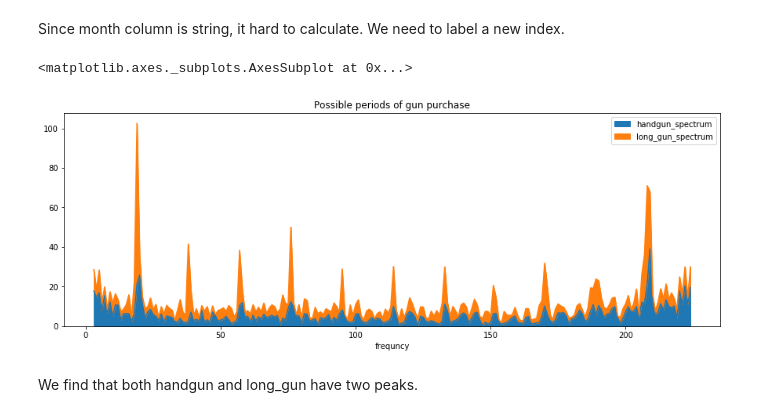
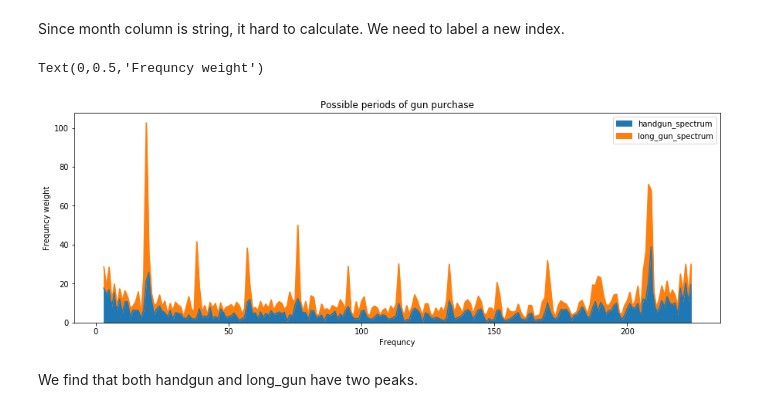
Before and after one commit to xchwan/FBI_Gun_Data_Analysis, a Jupyter notebook: Data_Analysis_Project_gun_data.ipynb, the cells around one changed output. Cells and saved outputs as stored; diff of their text form; code cells hidden in the pictures.

```diff
--- a/Data_Analysis_Project_gun_data.ipynb
+++ b/Data_Analysis_Project_gun_data.ipynb
@@ -214,25 +219,26 @@ Since month column is string, it hard to calculate. We need to label a new index
 # %%
 #Sperate to numpy array
 order = 10**5
 handgun_and_time = np.array(Time_vs_Texas_gun['handgun'])/order
 long_gun_and_time = np.array(Time_vs_Texas_gun['long_gun'])/order
 #Do FFT find max month frequency.
 handgun_frqency = np.fft.fft(np.exp(2j * np.pi * handgun_and_time))
 long_gun_frqency = np.fft.fft(np.exp(2j * np.pi * long_gun_and_time))
 #Adding absolute values column.
 gun_frqency = pd.DataFrame()
 gun_frqency['handgun_spectrum'] = np.absolute(handgun_frqency)
 gun_frqency['long_gun_spectrum'] = np.absolute(long_gun_frqency)
 N = len(gun_frqency)
 trivial_frequency_region = 3
-gun_frqency['frequncy'] = np.arange(N)
+gun_frqency['Frequncy'] = np.arange(N)
 gun_frqency_refine = gun_frqency.loc[trivial_frequency_region:N-trivial_frequency_region]
 #Plot data
 figure_5_title = 'Possible periods of gun purchase'
-gun_frqency_refine.plot(kind='area', x='frequncy', figsize=(15,5), title=figure_5_title)
+ax = gun_frqency_refine.plot(kind='area', x='Frequncy', figsize=(15,5), title=figure_5_title)
+ax.set_ylabel('Frequncy weight')
 # %% [output]
-<matplotlib.axes._subplots.AxesSubplot at 0x...>
+Text(0,0.5,'Frequncy weight')
-[figure, old version]
+[figure, new version]
 # %% [markdown]
 We find that both handgun and long_gun have two peaks.
 # %%
```
Also changed, not shown: parts of 13 cells of this notebook.
